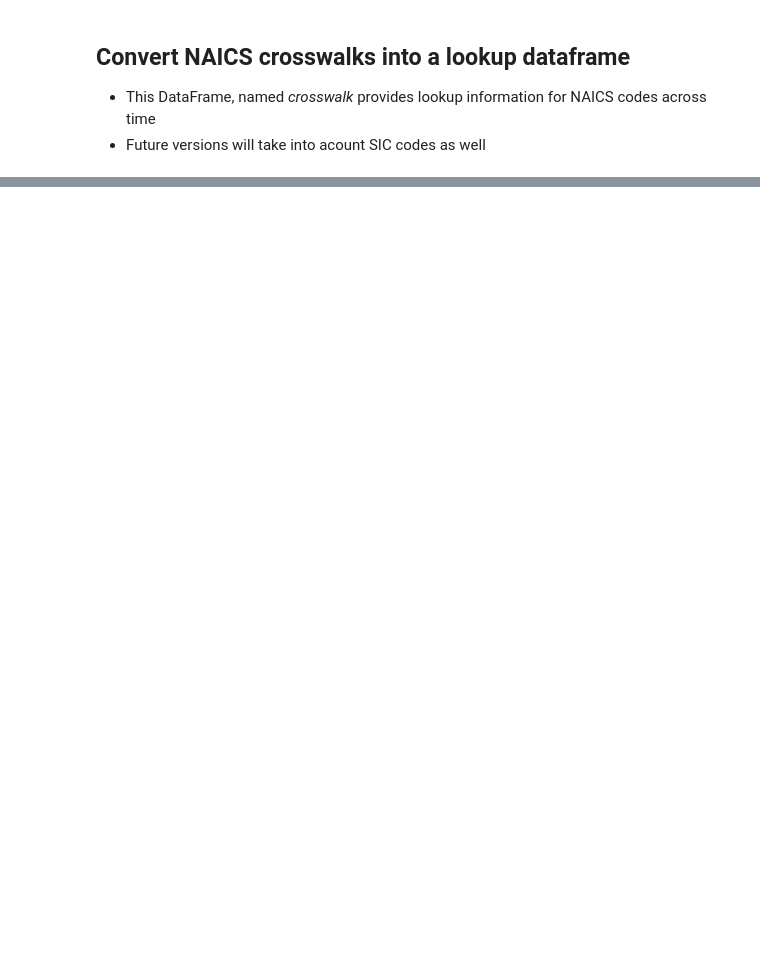
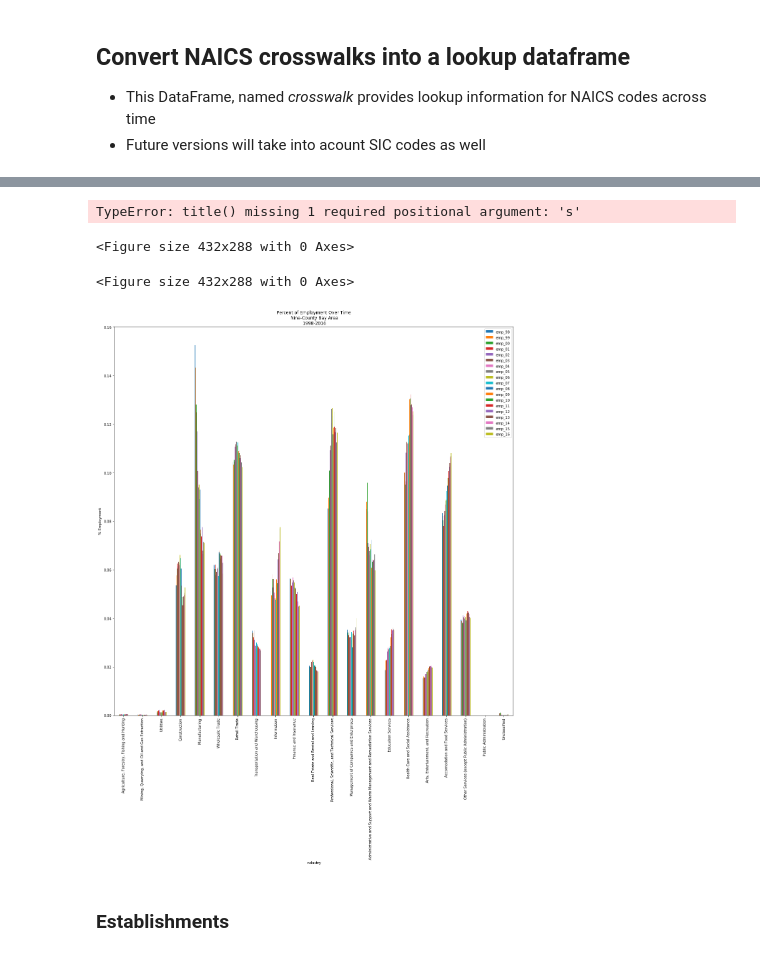
Before and after one commit to simonhochberg/regional-compendium, a Jupyter notebook: County Business Patterns.ipynb, the cells around one changed output, grey strips where cells are left out. Saved outputs shown, nothing was run; the diff lists cells and outputs as text; code cells hidden in the pictures; blank space fills up the shorter version.

```diff
--- a/County Business Patterns.ipynb
+++ b/County Business Patterns.ipynb
@@ -653,0 +626,21 @@ crosswalk.to_csv("NAICS_Crosswalk_1997-2017.csv")
+# %%
+plt.clf()
+
+plt.figure()
+
+pd.DataFrame(pct_empDF.T).plot(kind="bar", figsize=(20,20))
+
+plt.xlabel("Industry")
+plt.ylabel("% Employment")
+plt.title("Percent of Employment Over Time\n Nine-County Bay Area\n 1998-2016")
+
+plt.savefig("img/PctEmploymentTrends_by_industry.png")
+
+plt.title()
+# %% [output]
+TypeError: title() missing 1 required positional argument: 's'
+<Figure size 432x288 with 0 Axes>
+<Figure size 432x288 with 0 Axes>
+[figure, added]
+# %% [markdown]
+### Establishments
```
Also changed, not shown: parts of 55 cells of this notebook.
